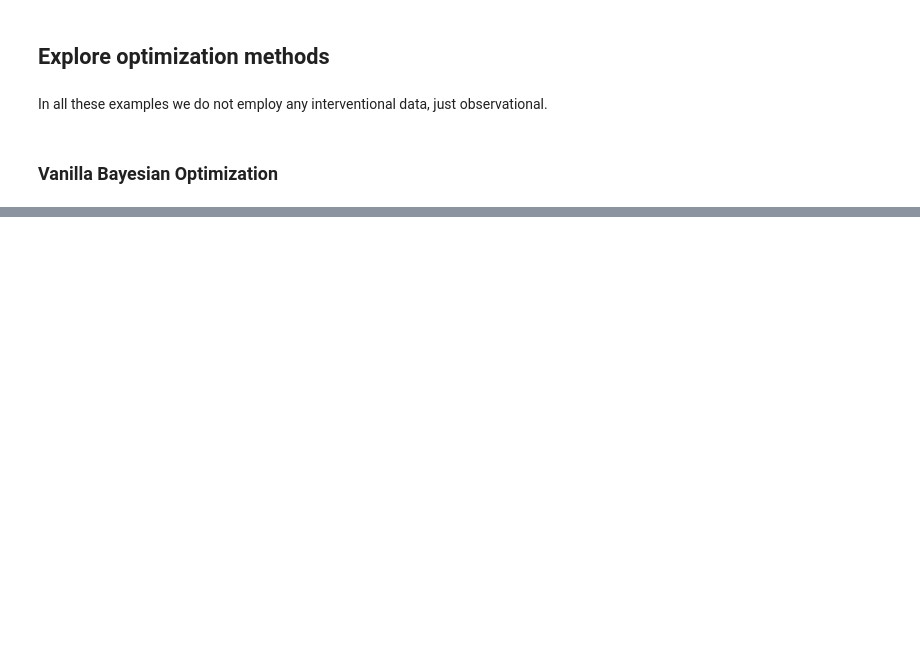
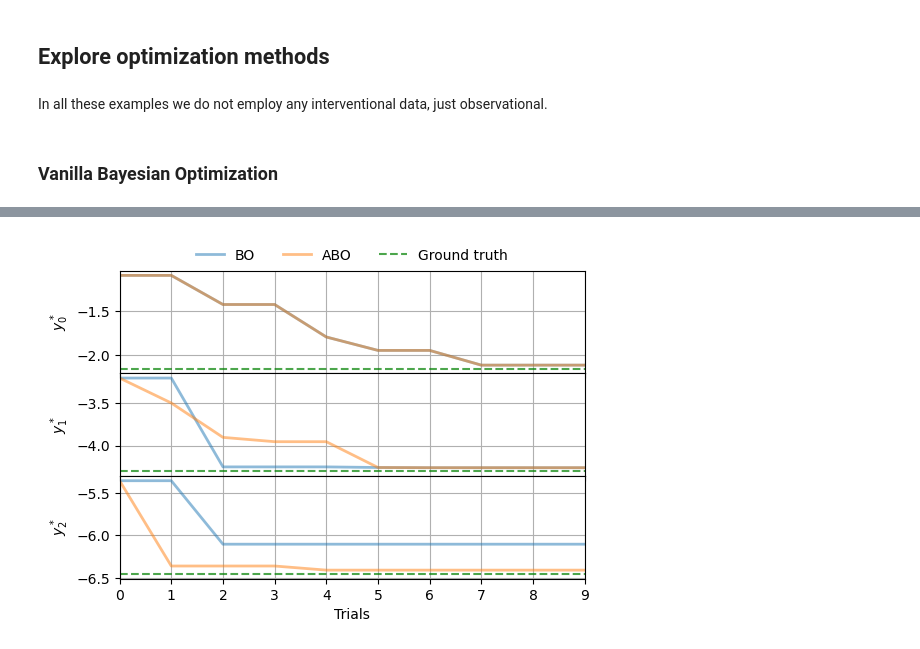
Before and after one commit to neildhir/DCBO, a Jupyter notebook: notebooks/stat_scm.ipynb, the cells around one changed output, grey strips where cells are left out. Cells and saved outputs as stored; diff of their text form; code cells hidden in the pictures; blank space fills up the shorter version.

```diff
--- a/notebooks/stat_scm.ipynb
+++ b/notebooks/stat_scm.ipynb
@@ -150,0 +157,3 @@ plot_outcome(T,N,outcomes=[bo.optimal_outcome_values_during_trials],labels=['BO'
+# %%
+abo = ABO(**BO_input_params)
+abo.run_optimization()
@@ -150,0 +188,4 @@ plot_outcome(T,N,outcomes=[bo.optimal_outcome_values_during_trials],labels=['BO'
+# %%
+plot_outcome(T,N,outcomes=[bo.optimal_outcome_values_during_trials,abo.optimal_outcome_values_during_trials],labels=['BO', 'ABO'],true_objective_values=true_objective_values)
+# %% [output]
+[figure, added]
```
Also changed, not shown: parts of 13 cells of this notebook, 5 other files.
